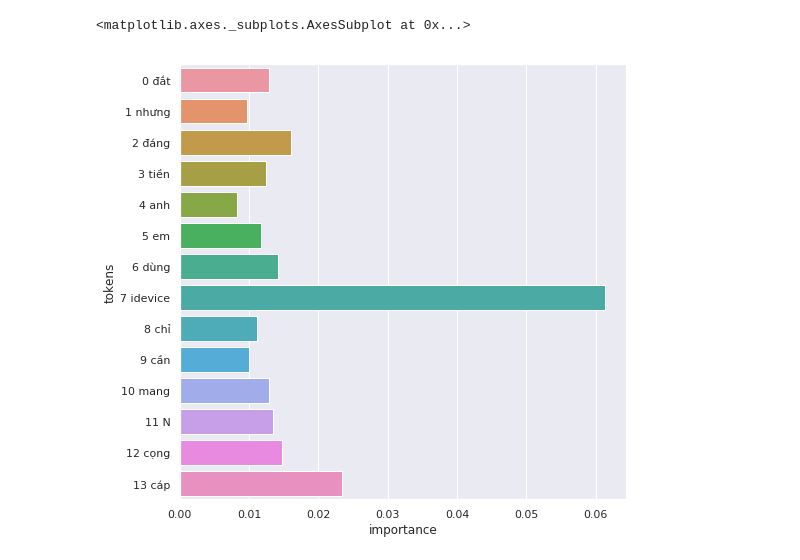
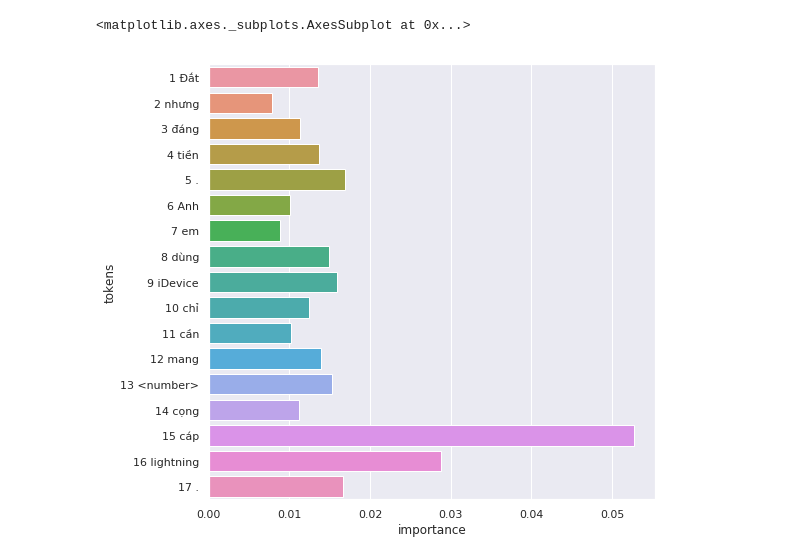
Before and after one commit to trungtrinh44/tf-auxiliary, a Jupyter notebook: Study model.ipynb, the cells around one changed output. Saved outputs shown, nothing was run; the diff lists cells and outputs as text; code cells hidden in the pictures.

```diff
--- a/Study model.ipynb
+++ b/Study model.ipynb
@@ -70,6 +37,3 @@ INFO:tensorflow:Restoring parameters from test/model.cpkt-200436
-# %%
-def clean_text(x):
-    return re.sub('\d+','N',re.sub('[ ]+',' ',re.sub('[\n\r]+','\n', str(unicodedata.normalize('NFKC', x.lower())))))
 # %%
 def pad_sequence(words):
     maxlen = max(len(x) for x in words)
@@ -78,30 +42,25 @@ def pad_sequence(words):
         s = words[ir]
         arr[ir][0][:len(s)] = s
     return arr
+
+def __embed_sequence(sentence):
+#     unk_char_idx = char2idx['U']
+    sentence = [[char2idx[x] for x in word] for word in sentence]
+    seq_len = len(sentence)
+    inputs = pad_sequence(sentence)
+    embeddings = sess.run(model.timewise_outputs[-1], feed_dict={
+        model.inputs: inputs, model.seq_lens: [seq_len], model.reset_state: True
+    })
+    return embeddings
+def embed_sentence(sentence):
+    sentence = clean_text(sentence, add_bos=True, add_eos=True).split()
+    print(sentence)
+    return __embed_sequence(sentence)
-# %%
-def __embed_sequence(sentence):
-#     print(sentence)
-    unk_char_idx = char2idx['U']
-    sentence = [[char2idx.get(x, unk_char_idx) for x in word] for word in sentence]
-#     print(sentence)
-#     print(' '.join(''.join(idx2char[c] for c in w) for w in sentence))
-    seq_len = len(sentence)
-    inputs = pad_sequence(sentence)
-#     print(inputs)
-    embeddings = sess.run(model.layerwise_max[-1], feed_dict={
-        model.inputs: inputs, model.seq_lens: [seq_len], model.reset_state: True
-    })
-    return embeddings
-def embed_sentence(sentence):
-    sentence = clean_text(sentence)
-    sentence = [re.sub('\W+', '', x) for x in sentence.split()]
-    return __embed_sequence(sentence)
 # %%
 def word_importance(sentence):
-    tokens = clean_text(sentence)
-    tokens = [re.sub('\W+', '', x) for x in tokens.split()]
+    tokens = clean_text(sentence, add_bos=True, add_eos=True).split()
     full_embed = __embed_sequence(tokens)
     word_omit_embed = [
         __embed_sequence(tokens[:i] + tokens[i+1:]) for i in range(len(tokens))
     ]
-    return pd.DataFrame(data={'tokens': ['{} {}'.format(i, x) for i, x in enumerate(tokens)], 'importance': [scipy.spatial.distance.cosine(full_embed, x) for x in word_omit_embed]})
+    return pd.DataFrame(data={'tokens': ['{} {}'.format(i, x) for i, x in enumerate(tokens[1:-1], 1)], 'importance': [scipy.spatial.distance.cosine(full_embed, x) for x in word_omit_embed[1:-1]]})
@@ -166,9 +170,9 @@ sns.barplot(y='tokens', x='importance',
 # %%
 sns.barplot(y='tokens', x='importance',
-            data=word_importance('Đắt nhưng đáng tiền. Anh em dùng iDevice chỉ cần mang 1 cọng cáp.'))
+            data=word_importance('Đắt nhưng đáng tiền. Anh em dùng iDevice chỉ cần mang 1 cọng cáp lightning.'))
 # %% [output]
 <matplotlib.axes._subplots.AxesSubplot at 0x...>
-[figure, old version]
+[figure, new version]
 # %%
 sns.barplot(y='tokens', x='importance',
             data=word_importance('Nó rất đơn giản; ta hỏi hắn và hắn hỏi lại ta. Nghe thật kỳ lạ. Chúa quỷ cần biết điều gì ở ta cơ chứ? Tôi cũng không biết nữa.'))
```
Also changed, not shown: parts of 58 cells of this notebook.
